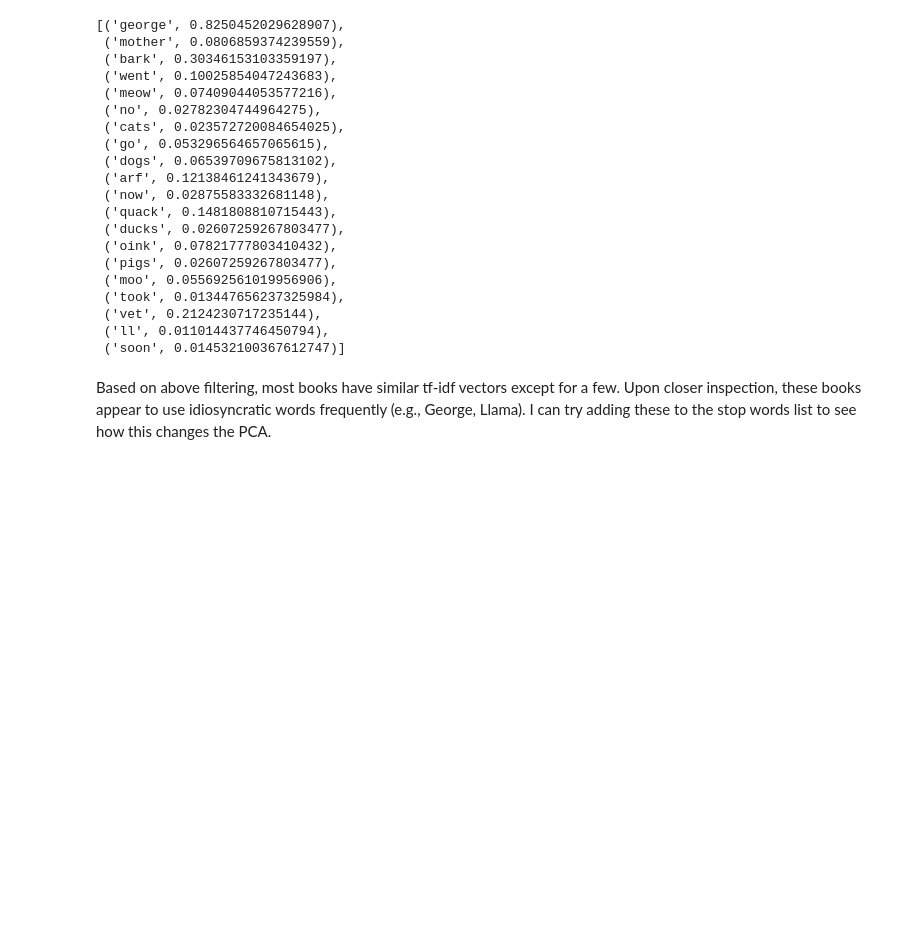
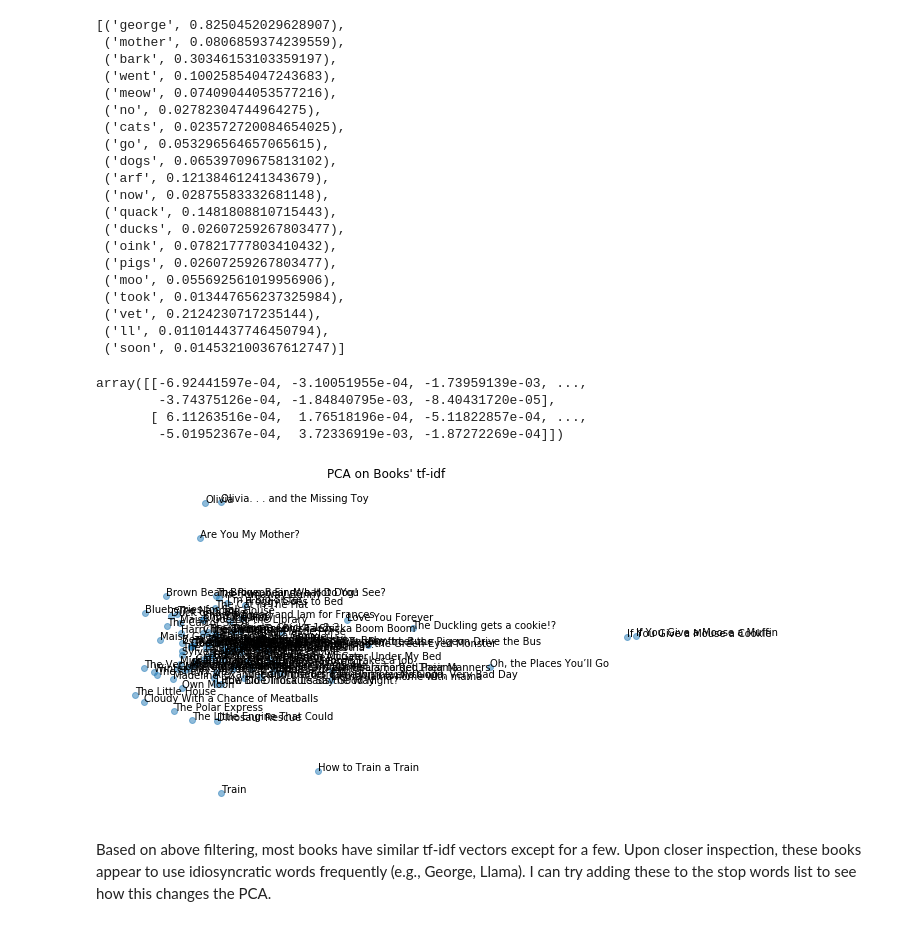
Before and after one commit to jgdenby/content-analysis-2018, a Jupyter notebook: ChildBookProject/FinalProj.ipynb, the cells around one changed output. Drawn from its saved outputs; the diff is of its cells as text; code cells hidden in the pictures; blank space fills up the shorter version.

```diff
--- a/ChildBookProject/FinalProj.ipynb
+++ b/ChildBookProject/FinalProj.ipynb
@@ -124,7 +138,7 @@ list(zip(bookTFVectorizer.vocabulary_.keys(), bookgroupTFVects.data))[:20]
  ('soon', 0.014532100367612747)]
 # %%
 PCA = sklearn.decomposition.PCA
-pca = PCA(n_components = 2).fit(bookgroupTFVects.toarray())
+pca = PCA(n_components = 4).fit(bookgroupTFVects.toarray())
 reduced_data = pca.transform(bookgroupTFVects.toarray())
 components = pca.components_
 keyword_ids = list(set(order_centroids[:,:10].flatten())) #Get the ids of the most distinguishing words(features) from your kmeans model.
@@ -132,17 +146,26 @@ booktitles = bookdf['title']
 words = [terms[i] for i in keyword_ids]#Turn the ids into words.
 x = components[:,keyword_ids][0,:] #Find the coordinates of those words in your biplot.
 y = components[:,keyword_ids][1,:]
+# %%
+redu
+# %% [output]
+array([[-6.92441597e-04, -3.10051955e-04, -1.73959139e-03, ...,
+        -3.74375126e-04, -1.84840795e-03, -8.40431720e-05],
+       [ 6.11263516e-04,  1.76518196e-04, -5.11822857e-04, ...,
+        -5.01952367e-04,  3.72336919e-03, -1.87272269e-04]])
 # %%
 fig = plt.figure(figsize = (10,6))
 ax = fig.add_subplot(111)
 ax.set_frame_on(False)
-ax.scatter(reduced_data[:, 0], reduced_data[:, 1], alpha = 0.5)
+ax.scatter(reduced_data[:, 2], reduced_data[:, 3], alpha = 0.5)
 for i, booktitle in enumerate(booktitles):
-    ax.annotate(booktitle, (reduced_data[i,0], reduced_data[i,1]))
+    ax.annotate(booktitle, (reduced_data[i,2], reduced_data[i,3]))
 plt.xticks(())
 plt.yticks(())
 plt.title('PCA on Books\' tf-idf')
 plt.show()
+# %% [output]
+[figure, added]
 # %% [markdown]
 Based on above filtering, most books have similar tf-idf vectors except for a few. Upon closer inspection, these books appear to use idiosyncratic words frequently (e.g., George, Llama). I can try adding these to the stop words list to see how this changes the PCA.
 # %%
```
Also changed, not shown: parts of 3 cells of this notebook, 3 other files.
